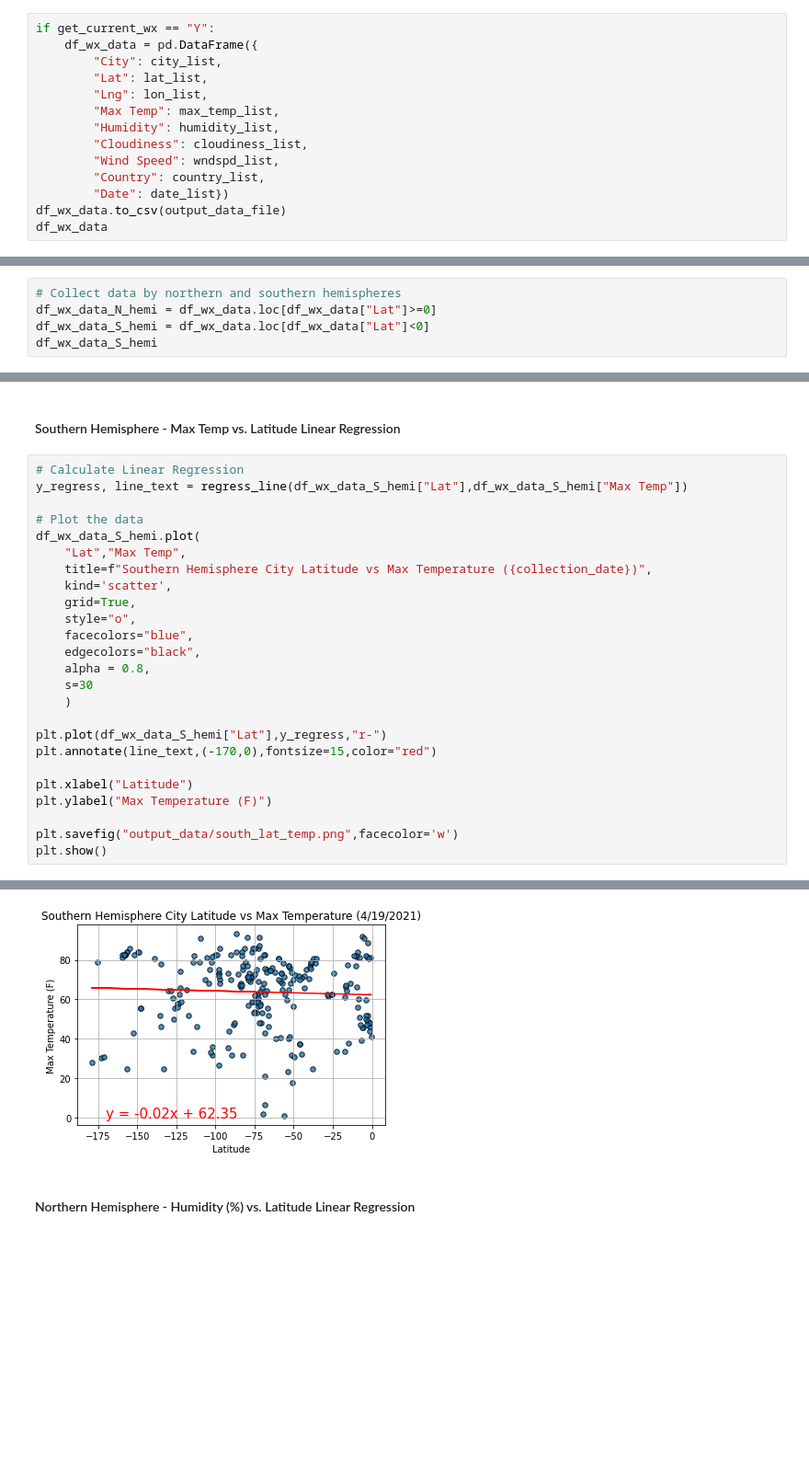
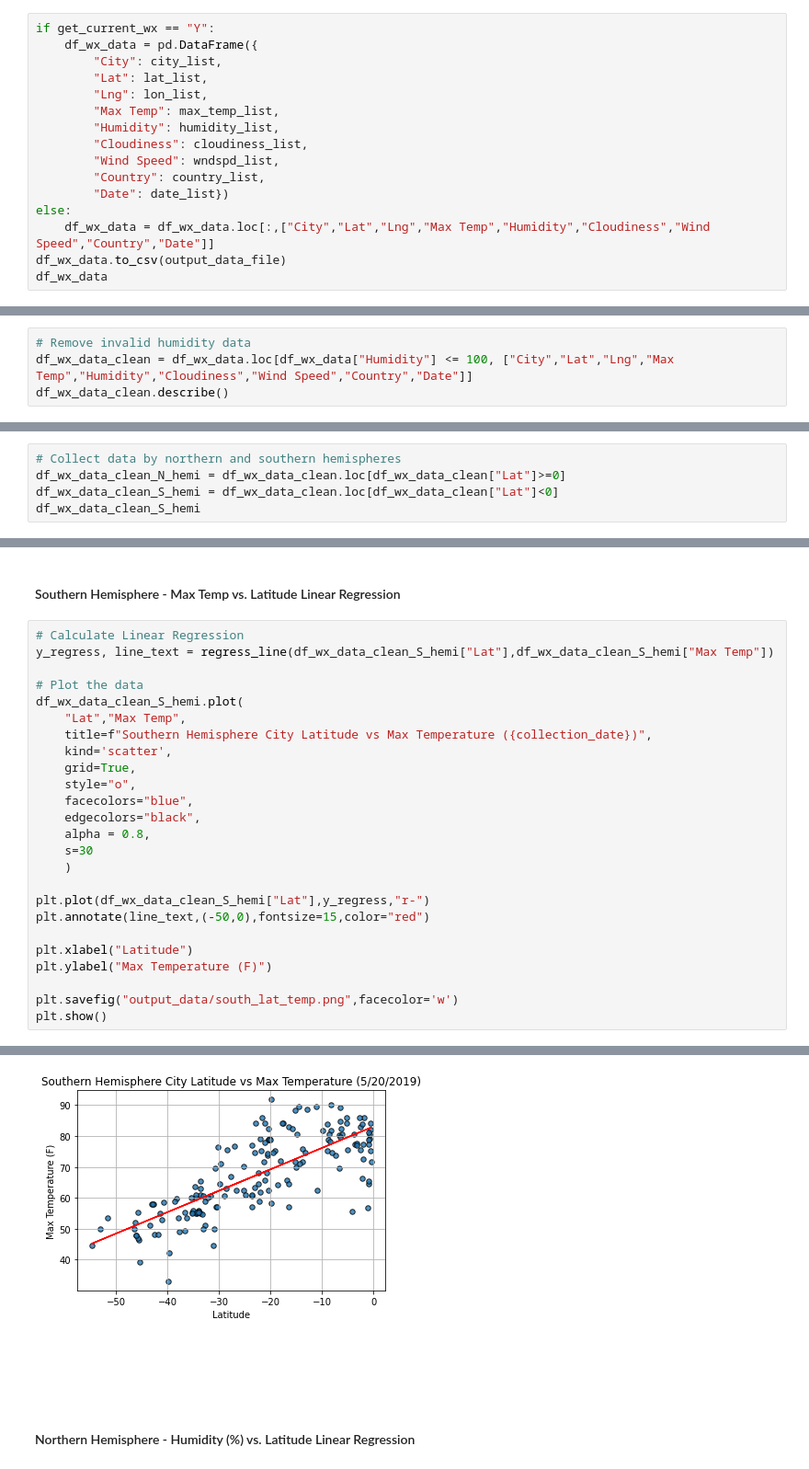
Before and after one commit to NicoleLund/pythonAPI-weatherAnalysis, a Jupyter notebook: WeatherPy/WeatherPy.ipynb, the cells around one changed output, grey strips where cells are left out. Shown at 92% size. Drawn from its saved outputs; the diff is of its cells as text; blank space fills up the shorter version.

Commit message:
Setup load archive data

```diff
--- a/WeatherPy/WeatherPy.ipynb
+++ b/WeatherPy/WeatherPy.ipynb
@@ -162,6 +162,8 @@ if get_current_wx == "Y":
         "Wind Speed": wndspd_list,
         "Country": country_list,
         "Date": date_list})
+else:
+    df_wx_data = df_wx_data.loc[:,["City","Lat","Lng","Max Temp","Humidity","Cloudiness","Wind Speed","Country","Date"]]
 df_wx_data.to_csv(output_data_file)
 df_wx_data
 # %% [output]
@@ -200,0 +208,4 @@ Nicole Lund: The dataset does not contain humidity > 100%. Skipping the removal
+# %%
+# Remove invalid humidity data
+df_wx_data_clean = df_wx_data.loc[df_wx_data["Humidity"] <= 100, ["City","Lat","Lng","Max Temp","Humidity","Cloudiness","Wind Speed","Country","Date"]]
+df_wx_data_clean.describe()
@@ -310,8 +331,8 @@ Nicole Lund: The Latitude vs Wind Speed plot shows the latitude for each city vs
 * Southern hemisphere
 # %%
 # Collect data by northern and southern hemispheres
-df_wx_data_N_hemi = df_wx_data.loc[df_wx_data["Lat"]>=0]
-df_wx_data_S_hemi = df_wx_data.loc[df_wx_data["Lat"]<0]
-df_wx_data_S_hemi
+df_wx_data_clean_N_hemi = df_wx_data_clean.loc[df_wx_data_clean["Lat"]>=0]
+df_wx_data_clean_S_hemi = df_wx_data_clean.loc[df_wx_data_clean["Lat"]<0]
+df_wx_data_clean_S_hemi
 # %% [output]
 |  | City | Lat | Lng | Max Temp | Humidity | Cloudiness | Wind Speed | Country | Date |
@@ -363,10 +384,10 @@ Nicole Lund: The linear regression is modeling the trend of Max Temperature as L
 ####  Southern Hemisphere - Max Temp vs. Latitude Linear Regression
 # %%
 # Calculate Linear Regression
-y_regress, line_text = regress_line(df_wx_data_S_hemi["Lat"],df_wx_data_S_hemi["Max Temp"])
+y_regress, line_text = regress_line(df_wx_data_clean_S_hemi["Lat"],df_wx_data_clean_S_hemi["Max Temp"])
 
 # Plot the data
-df_wx_data_S_hemi.plot(
+df_wx_data_clean_S_hemi.plot(
     "Lat","Max Temp",
     title=f"Southern Hemisphere City Latitude vs Max Temperature ({collection_date})",
     kind='scatter',
@@ -378,8 +399,8 @@ df_wx_data_S_hemi.plot(
     s=30
     )
 
-plt.plot(df_wx_data_S_hemi["Lat"],y_regress,"r-")
-plt.annotate(line_text,(-170,0),fontsize=15,color="red")
+plt.plot(df_wx_data_clean_S_hemi["Lat"],y_regress,"r-")
+plt.annotate(line_text,(-50,0),fontsize=15,color="red")
 
 plt.xlabel("Latitude")
 plt.ylabel("Max Temperature (F)")
@@ -391,4 +412,4 @@ The r-value is: -0.046830234907684745
-[figure, old version]
+[figure, new version]
 # %% [markdown]
 ####  Northern Hemisphere - Humidity (%) vs. Latitude Linear Regression
 # %% [markdown]
```
Also changed, not shown: parts of 13 cells of this notebook, 7 other files.
